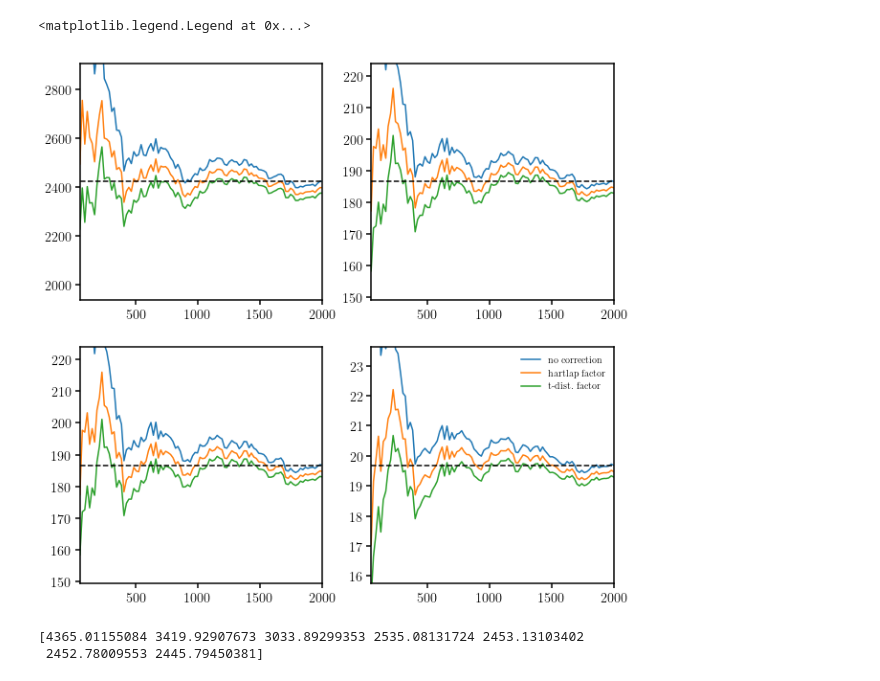
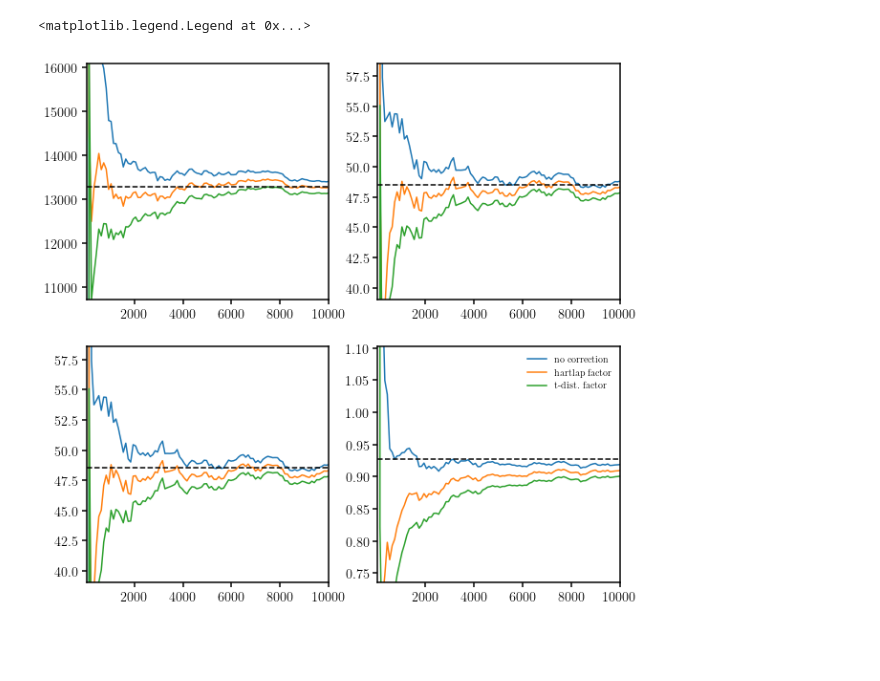
Before and after one commit to changhoonhahn/eMaNu, a Jupyter notebook: notebook/compress/toy_tdist_Fisher.ipynb, the cells around one changed output. Saved outputs shown, nothing was run; the diff lists cells and outputs as text; code cells hidden in the pictures; blank space fills up the shorter version.

Commit message:
t-distribution Fisher for toy example without compression in order to validate the t-dist correction

```diff
--- a/notebook/compress/toy_tdist_Fisher.ipynb
+++ b/notebook/compress/toy_tdist_Fisher.ipynb
@@ -58,5 +55,5 @@ dXd0 = (model(theta_0p) - model(theta_0m))/0.2
 dXd1 = (model(theta_1p) - model(theta_1m))/0.2
 dXdtheta = np.array([dXd0, dXd1])
 # %%
-Fij = Forecast.Fij(dXdtheta, cinv_data) # fisher
-Finv = np.linalg.inv(Fij)
+Fij_true = Forecast.Fij(dXdtheta, cinv_true) # fisher
+Finv_true = np.linalg.inv(Fij_true)
@@ -76,18 +69,14 @@ def Fij_nmock(nmock):
     return Forecast.Fij(dXdtheta, _cinv) # fisher
 # %%
 def Fij_nmock_hartlap(nmock):
-    _cov = np.cov(X_data[:nmock].T)
-    _cinv = np.linalg.inv(_cov)
     fhartlap = float(nmock - ndata - 2)/float(nmock - 1)
-    return Forecast.Fij(dXdtheta, _cinv * fhartlap)
+    return Fij_nmock(nmock) * fhartlap
 # %%
 def Fij_nmock_tfactor(nmock):
-    _cov = np.cov(X_data[:nmock].T)
-    _cinv = np.linalg.inv(_cov)
     ftdist = float(nmock**2)/float((nmock+ndata+1)*(nmock+ndata-1))
-    return Forecast.Fij(dXdtheta, _cinv) * ftdist
+    return Fij_nmock(nmock) * ftdist
 # %%
-Nmocks = np.linspace(50, 2000, 100).astype(int) #[50, 100, 200, 300, 400, 500, 600, 1000, 2000]#, 3000, 4000, 5000, 10000]
+Nmocks = np.linspace(50, 10000, 100).astype(int)
 Fijs, Fijs_hart, Fijs_tdist = [], [], []
 for nm in Nmocks:
     Fijs.append(Fij_nmock(nm))
@@ -99,19 +88,14 @@ Fijs_tdist = np.array(Fijs_tdist)
 # %%
 fig = plt.figure(figsize=(10,10))
 for i,j in zip([0, 0, 1, 1], [0, 1, 0, 1]):
     sub = fig.add_subplot(2,2,2*i+j+1)
     sub.plot(Nmocks, Fijs[:,i,j], label='no correction')
     sub.plot(Nmocks, Fijs_hart[:,i,j], label='hartlap factor')
     sub.plot(Nmocks, Fijs_tdist[:,i,j], label='t-dist. factor')
-    sub.plot(Nmocks, np.repeat(Fijs[-1,i,j], len(Nmocks)), c='k', ls='--')
+    sub.plot(Nmocks, np.repeat(Fij_true[i,j], len(Nmocks)), c='k', ls='--')
     sub.set_xlim(Nmocks[0], Nmocks[-1])
     sub.set_ylim(0.8*Fijs[-1,i,j], 1.2*Fijs[-1,i,j])
 sub.legend(loc='upper right')
 # %% [output]
 <matplotlib.legend.Legend at 0x...>
-[figure, old version]
+[figure, new version]
-# %%
-print Fijs[:,0,0]
-# %% [output]
-[4365.01155084 3419.92907673 3033.89299353 2535.08131724 2453.13103402
- 2452.78009553 2445.79450381]
```
Also changed, not shown: parts of 9 cells of this notebook.
